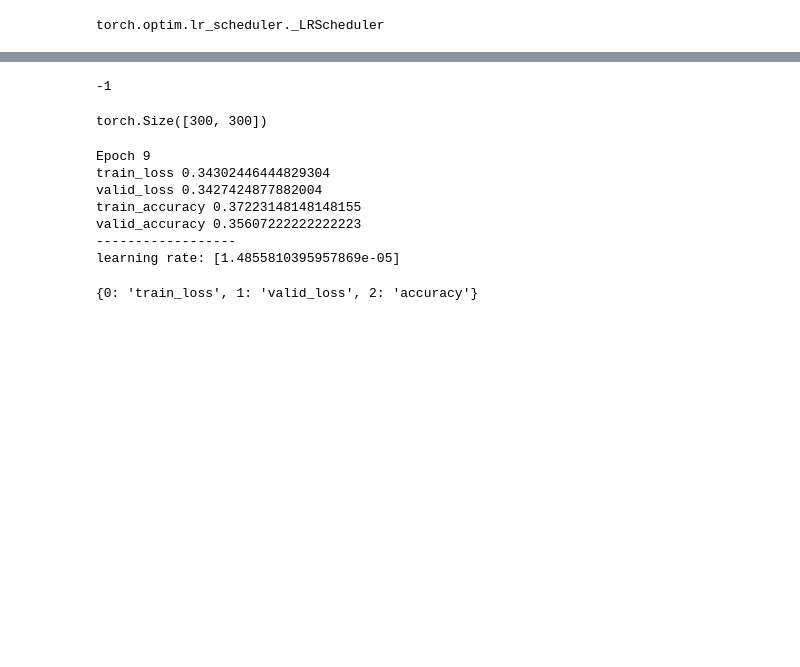
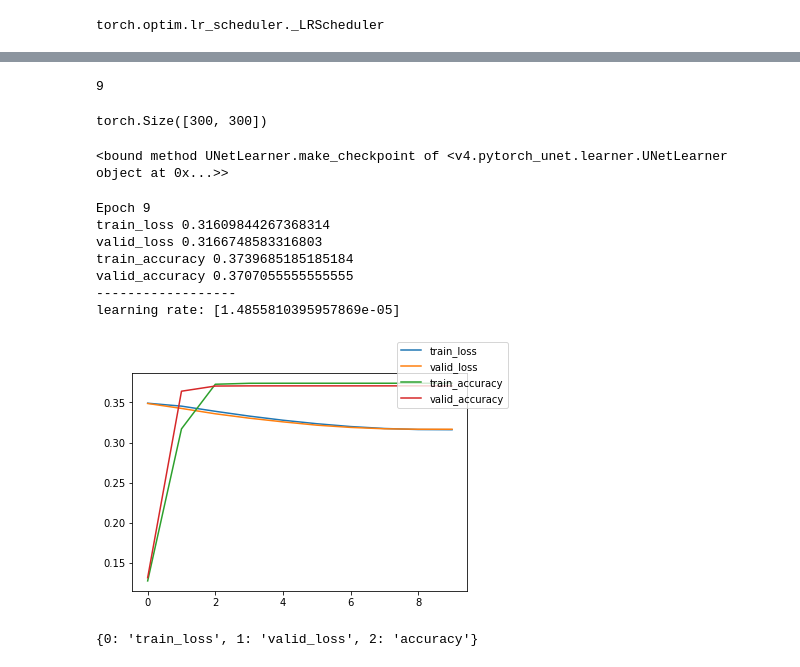
Before and after one commit to UnGast/pytorch_unet, a Jupyter notebook: test_unet.ipynb, the cells around one changed output, grey strips where cells are left out. Saved outputs shown, nothing was run; the diff lists cells and outputs as text; code cells hidden in the pictures; blank space fills up the shorter version.

Commit message:
create separate checkpoint class, as a preparation for analysis tool

```diff
--- a/test_unet.ipynb
+++ b/test_unet.ipynb
@@ -26,13 +43,15 @@ valid_dataset = UNetDataset(root_dir=Path('simple_dataset'), part='valid')
 train_loader = DataLoader(train_dataset)
 valid_loader = DataLoader(valid_dataset)
 # %%
-model = unet.ResNetUNet(in_channels=train_dataset.image_channels, in_size=train_dataset.item_size, n_classes=len(train_dataset.classes), depth=4)
+model = unet.ResNetUNet(in_channels=train_dataset.image_channels, in_size=train_dataset.item_size, n_classes=len(train_dataset.classes), depth=4, cuda_device=1)
 # %%
 def handle_epoch_end(metrics, epoch):
-    learner.save_checkpoint(Path('test_checkpoint'), 'some_model')
+    checkpoint = learner.make_checkpoint('some_model')
+    print('made checkpoint', checkpoint)
+    checkpoint.save(Path('test_checkpoint'))
 
 callback = LearnerCallback(epoch_end=handle_epoch_end)
 
-learner = UNetLearner(model, train_loader, valid_loader, cuda=True, callback=callback)
+learner = UNetLearner(model, train_loader, valid_loader, callback=callback)
 # %%
 learner.load_checkpoint(Path('test_checkpoint'))
@@ -39,21 +60,32 @@ learner.load_checkpoint(Path('test_checkpoint'))
 # %%
 learner.current_epoch
 # %% [output]
--1
+9
 # %%
 train_dataset[0][1].shape
 # %% [output]
 torch.Size([300, 300])
+# %%
+learner.make_checkpoint
+# %% [output]
+<bound method UNetLearner.make_checkpoint of <v4.pytorch_unet.learner.UNetLearner object at 0x...>>
 # %%
 learner.train(n_epochs=10, lr=3e-4, momentum=0.9)
 # %% [output]
 Epoch 9
-train_loss 0.34302446444829304
-valid_loss 0.3427424877882004
-train_accuracy 0.37223148148148155
-valid_accuracy 0.35607222222222223
+train_loss 0.31609844267368314
+valid_loss 0.3166748583316803
+train_accuracy 0.3739685185185184
+valid_accuracy 0.3707055555555555
 ------------------
 learning rate: [1.4855810395957869e-05]
+# %%
+checkpoint = UNetLearnerCheckpoint.load(Path('test_checkpoint'))
+learner.load_checkpoint(checkpoint=checkpoint)
+# %%
+learner.plot_metrics()
+# %% [output]
+[figure, added]
 # %%
 {key: 1 for (key, value) in learner.epoch_metrics.items()}
 # %%
```
Also changed, not shown: parts of 5 cells of this notebook, 2 other files.
